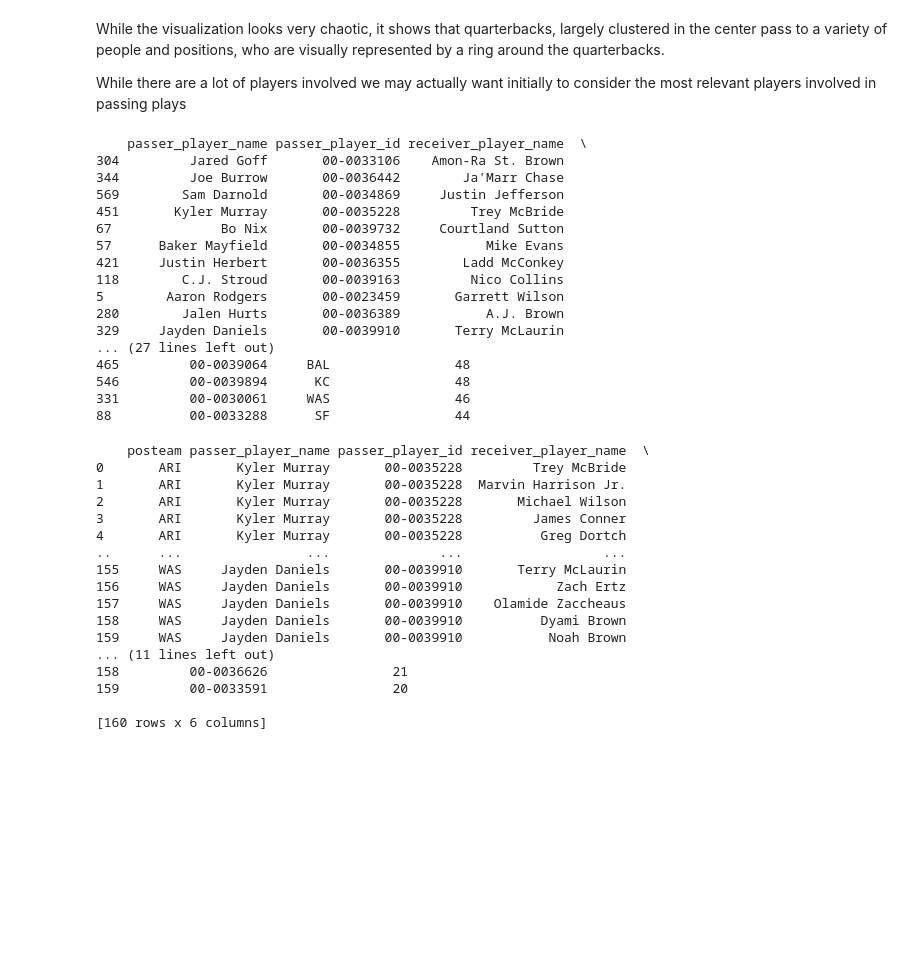
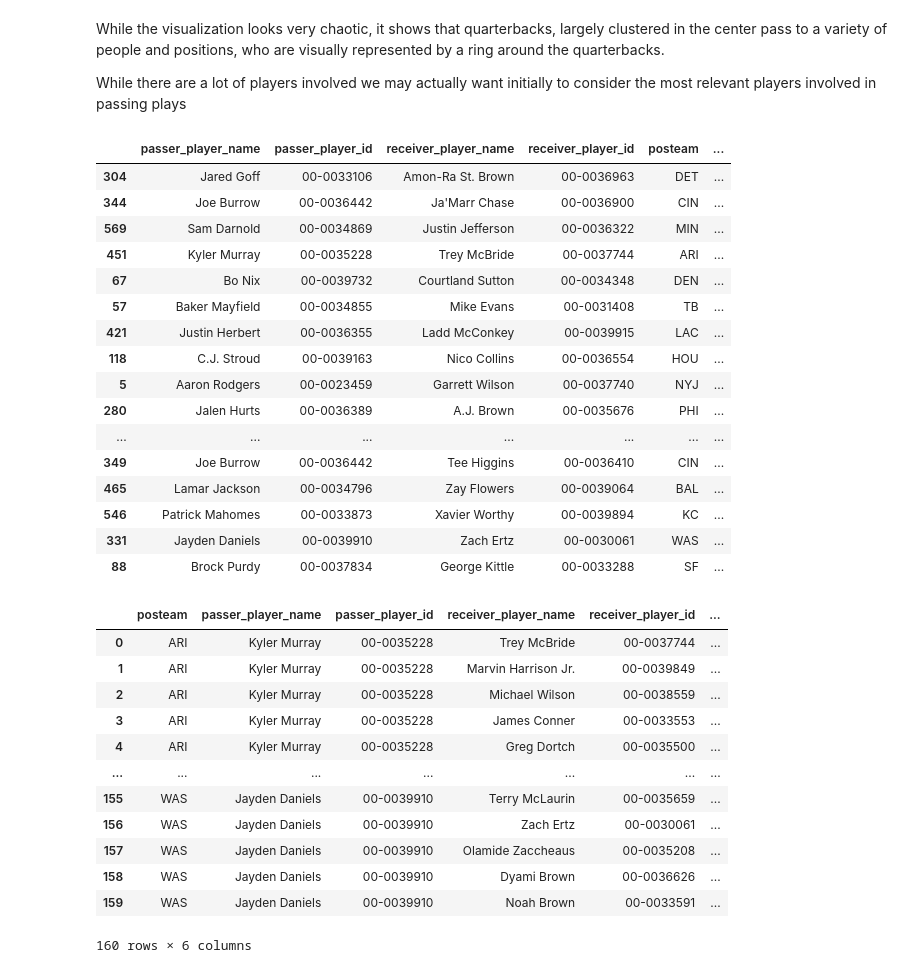
Before and after one commit to azcao95/group-25-mads-milestone-1, a Jupyter notebook: first_down.ipynb, the cells around one changed output. Cells and saved outputs as stored; diff of their text form; code cells hidden in the pictures; blank space fills up the shorter version.

```diff
--- a/first_down.ipynb
+++ b/first_down.ipynb
@@ -737,44 +728,44 @@ While there are a lot of players involved we may actually want initially to cons
 # %%
 # Filter for plays with a first down via pass, and valid passer + receiver names
 first_down_passes = df[
     (df['first_down_pass'] == 1) &
     df['passer_player_name'].notna() &
     df['receiver_player_name'].notna() &
     df['posteam'].notna()
 ].copy()
 
 # Get full names for passer and receiver
 first_down_passes['passer_player_name'] = first_down_passes['passer_player_id'].apply(lambda x: get_player_info(x, 'player_name'))
 first_down_passes['receiver_player_name'] = first_down_passes['receiver_player_id'].apply(lambda x: get_player_info(x, 'player_name'))
 
 # Group by passer, receiver, and offensive team (posteam), count occurrences
 pair_counts = (
     first_down_passes
     .groupby(['passer_player_name', 'passer_player_id', 'receiver_player_name', 'receiver_player_id', 'posteam'])
     .size()
     .reset_index(name='First_Down_Count')
     .sort_values(by='First_Down_Count', ascending=False)
 )
 
-print(pair_counts.head(20))
+pair_counts.head(20)
 # %% [output]
-    passer_player_name passer_player_id receiver_player_name  \
-304         Jared Goff       00-0033106    Amon-Ra St. Brown
-344         Joe Burrow       00-0036442        Ja'Marr Chase
-569        Sam Darnold       00-0034869     Justin Jefferson
-451       Kyler Murray       00-0035228         Trey McBride
-67              Bo Nix       00-0039732     Courtland Sutton
-57      Baker Mayfield       00-0034855           Mike Evans
-421     Justin Herbert       00-0036355        Ladd McConkey
-118        C.J. Stroud       00-0039163         Nico Collins
-5        Aaron Rodgers       00-0023459       Garrett Wilson
-280        Jalen Hurts       00-0036389           A.J. Brown
-329     Jayden Daniels       00-0039910       Terry McLaurin
-... (27 lines left out)
-465         00-0039064     BAL                48
-546         00-0039894      KC                48
-331         00-0030061     WAS                46
-88          00-0033288      SF                44
+|  | passer_player_name | passer_player_id | receiver_player_name | receiver_player_id | posteam | ... |
+| 304 | Jared Goff | 00-0033106 | Amon-Ra St. Brown | 00-0036963 | DET | ... |
+| 344 | Joe Burrow | 00-0036442 | Ja'Marr Chase | 00-0036900 | CIN | ... |
+| 569 | Sam Darnold | 00-0034869 | Justin Jefferson | 00-0036322 | MIN | ... |
+| 451 | Kyler Murray | 00-0035228 | Trey McBride | 00-0037744 | ARI | ... |
+| 67 | Bo Nix | 00-0039732 | Courtland Sutton | 00-0034348 | DEN | ... |
+| 57 | Baker Mayfield | 00-0034855 | Mike Evans | 00-0031408 | TB | ... |
+| 421 | Justin Herbert | 00-0036355 | Ladd McConkey | 00-0039915 | LAC | ... |
+| 118 | C.J. Stroud | 00-0039163 | Nico Collins | 00-0036554 | HOU | ... |
+| 5 | Aaron Rodgers | 00-0023459 | Garrett Wilson | 00-0037740 | NYJ | ... |
+| 280 | Jalen Hurts | 00-0036389 | A.J. Brown | 00-0035676 | PHI | ... |
+| ... | ... | ... | ... | ... | ... | ... |
+| 349 | Joe Burrow | 00-0036442 | Tee Higgins | 00-0036410 | CIN | ... |
+| 465 | Lamar Jackson | 00-0034796 | Zay Flowers | 00-0039064 | BAL | ... |
+| 546 | Patrick Mahomes | 00-0033873 | Xavier Worthy | 00-0039894 | KC | ... |
+| 331 | Jayden Daniels | 00-0039910 | Zach Ertz | 00-0030061 | WAS | ... |
+| 88 | Brock Purdy | 00-0037834 | George Kittle | 00-0033288 | SF | ... |
 # %%
 grouped = (
     first_down_passes
@@ -783,27 +774,23 @@ grouped = (
     .reset_index(name='First_Down_Count')
 )
 
-# Now, for example, get top 5 pairs per team
+# Now, get top 5 pairs per team
 top_pairs_per_team = grouped.groupby('posteam').apply(
     lambda x: x.sort_values('First_Down_Count', ascending=False).head(5)
 ).reset_index(drop=True)
 
-print(top_pairs_per_team)
+top_pairs_per_team
 # %% [output]
+|  | posteam | passer_player_name | passer_player_id | receiver_player_name | receiver_player_id | ... |
+| 0 | ARI | Kyler Murray | 00-0035228 | Trey McBride | 00-0037744 | ... |
+| 1 | ARI | Kyler Murray | 00-0035228 | Marvin Harrison Jr. | 00-0039849 | ... |
+| 2 | ARI | Kyler Murray | 00-0035228 | Michael Wilson | 00-0038559 | ... |
+| 3 | ARI | Kyler Murray | 00-0035228 | James Conner | 00-0033553 | ... |
+| 4 | ARI | Kyler Murray | 00-0035228 | Greg Dortch | 00-0035500 | ... |
+| ... | ... | ... | ... | ... | ... | ... |
+| 155 | WAS | Jayden Daniels | 00-0039910 | Terry McLaurin | 00-0035659 | ... |
+| 156 | WAS | Jayden Daniels | 00-0039910 | Zach Ertz | 00-0030061 | ... |
+| 157 | WAS | Jayden Daniels | 00-0039910 | Olamide Zaccheaus | 00-0035208 | ... |
+| 158 | WAS | Jayden Daniels | 00-0039910 | Dyami Brown | 00-0036626 | ... |
+| 159 | WAS | Jayden Daniels | 00-0039910 | Noah Brown | 00-0033591 | ... |
-    posteam passer_player_name passer_player_id receiver_player_name  \
-0       ARI       Kyler Murray       00-0035228         Trey McBride
-1       ARI       Kyler Murray       00-0035228  Marvin Harrison Jr.
-2       ARI       Kyler Murray       00-0035228       Michael Wilson
-3       ARI       Kyler Murray       00-0035228         James Conner
-4       ARI       Kyler Murray       00-0035228          Greg Dortch
-..      ...                ...              ...                  ...
-155     WAS     Jayden Daniels       00-0039910       Terry McLaurin
-156     WAS     Jayden Daniels       00-0039910            Zach Ertz
-157     WAS     Jayden Daniels       00-0039910    Olamide Zaccheaus
-158     WAS     Jayden Daniels       00-0039910          Dyami Brown
-159     WAS     Jayden Daniels       00-0039910           Noah Brown
-... (11 lines left out)
-158         00-0036626                21
-159         00-0033591                20
-
-[160 rows x 6 columns]
+160 rows × 6 columns
```
Also changed, not shown: parts of 16 cells of this notebook.
